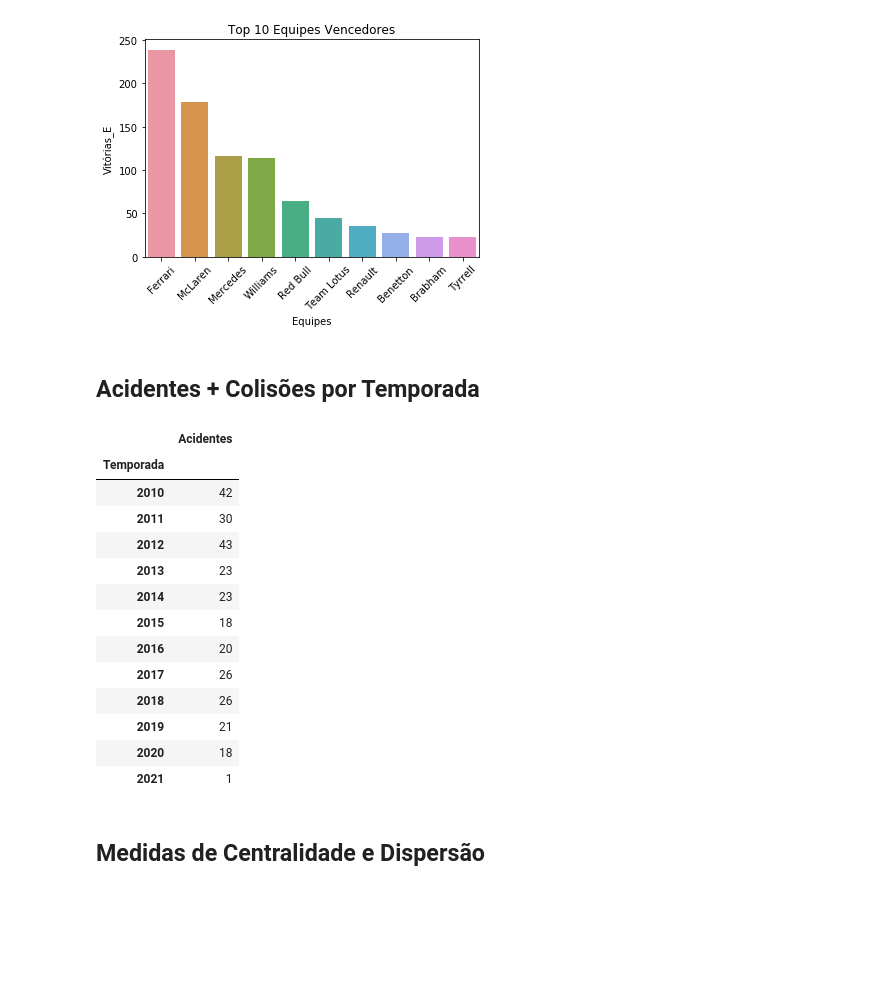
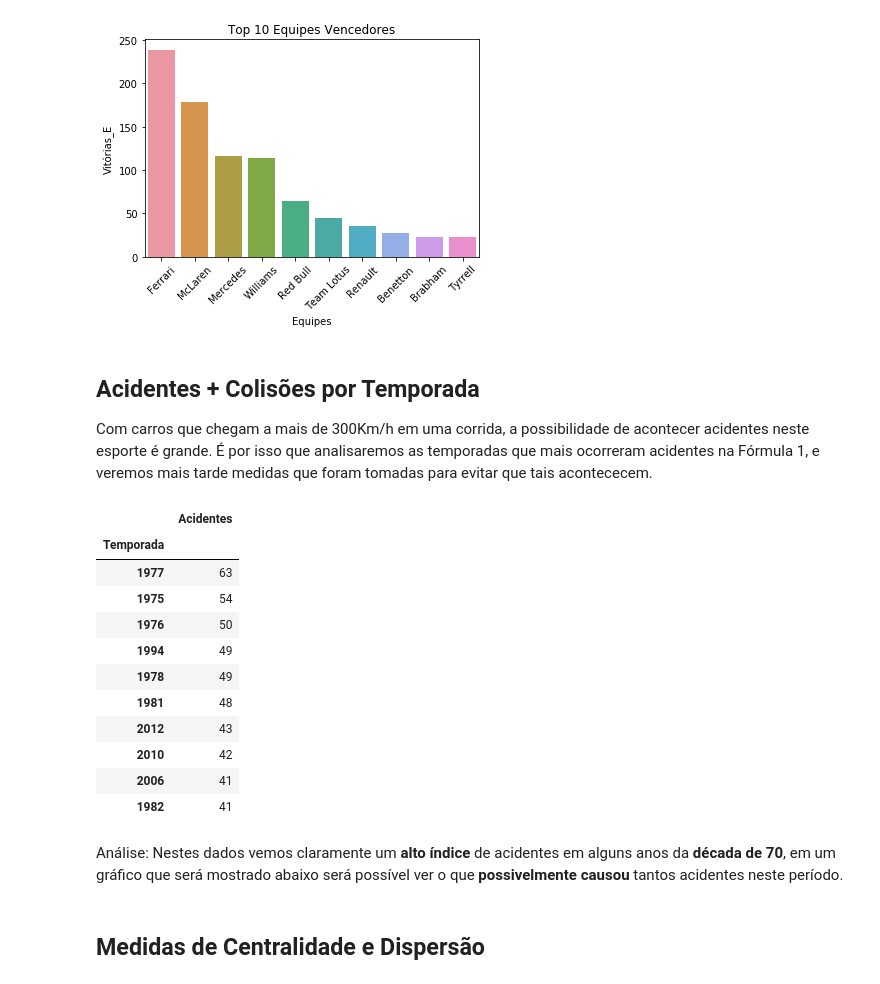
Before and after one commit to Caioviniciusb/Projeto_ICD, a Jupyter notebook: Projeto_ICD.ipynb, the cells around one changed output. Saved outputs shown, nothing was run; the diff lists cells and outputs as text; code cells hidden in the pictures; blank space fills up the shorter version.

```diff
--- a/Projeto_ICD.ipynb
+++ b/Projeto_ICD.ipynb
@@ -144,8 +170,10 @@ plt.title("Top 10 Equipes Vencedores")
 # %% [output]
 Text(0.5, 1.0, 'Top 10 Equipes Vencedores')
 [figure]
-# %% [markdown]
-## Acidentes + Colisões por Temporada
+# %% [markdown]
+## Acidentes + Colisões por Temporada
+Com carros que chegam a mais de 300Km/h em uma corrida, a possibilidade de acontecer acidentes neste esporte é grande. É por isso que analisaremos as temporadas que mais ocorreram acidentes na Fórmula 1, e veremos mais tarde medidas que foram tomadas
+para evitar que tais acontececem.
 # %%
 races = pd.read_csv("../../caiov/ICD/projeto_csv/races.csv")
 estatistica = pd.read_csv("../../caiov/ICD/projeto_csv/status.csv")
@@ -157,31 +185,31 @@ df_acidentes = df_acidentes.drop(["points", "position", "positionText", "number"
 # %%
 newdata = pd.merge(races, df_acidentes, on="raceId")
 newdata = newdata.drop(["url", "grid", "time", "round", "date", "resultId",
                         "driverId","raceId", "circuitId", "constructorId","name","statusId"], axis=1)
 newdata = newdata.rename(columns={"year":"Temporada"})
 
 q_acidentes = np.full((1834), 1)
 newdata["Acidentes"]= q_acidentes
 
-newdata = newdata.sort_values(by="Temporada")
 newdata = newdata.reset_index(drop=True)
 newdata = newdata.groupby("Temporada").sum()
-newdata.iloc[60:]
+newdata = newdata.sort_values(by="Acidentes", ascending=False)
+newdata.iloc[:10]
 # %% [output]
 |  | Acidentes |
 | Temporada |  |
+| 1977 | 63 |
+| 1975 | 54 |
+| 1976 | 50 |
+| 1994 | 49 |
+| 1978 | 49 |
+| 1981 | 48 |
+| 2012 | 43 |
 | 2010 | 42 |
-| 2011 | 30 |
-| 2012 | 43 |
-| 2013 | 23 |
-| 2014 | 23 |
-| 2015 | 18 |
-| 2016 | 20 |
-| 2017 | 26 |
-| 2018 | 26 |
-| 2019 | 21 |
-| 2020 | 18 |
-| 2021 | 1 |
+| 2006 | 41 |
+| 1982 | 41 |
+# %% [markdown]
+Análise: Nestes dados vemos claramente um **alto índice** de acidentes em alguns anos da **década de 70**, em um gráfico que será mostrado abaixo será possível ver o que **possivelmente causou** tantos acidentes neste período.
 # %% [markdown]
 ## Medidas de Centralidade e Dispersão
 # %%
```
Also changed, not shown: parts of 39 cells of this notebook.
